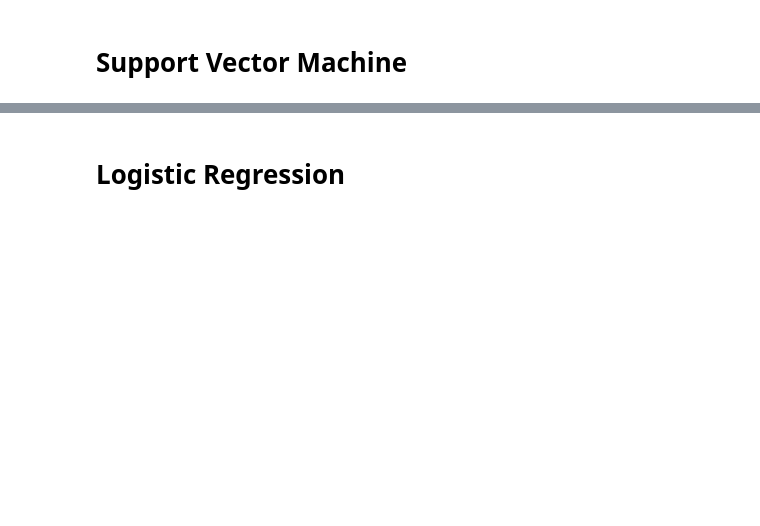
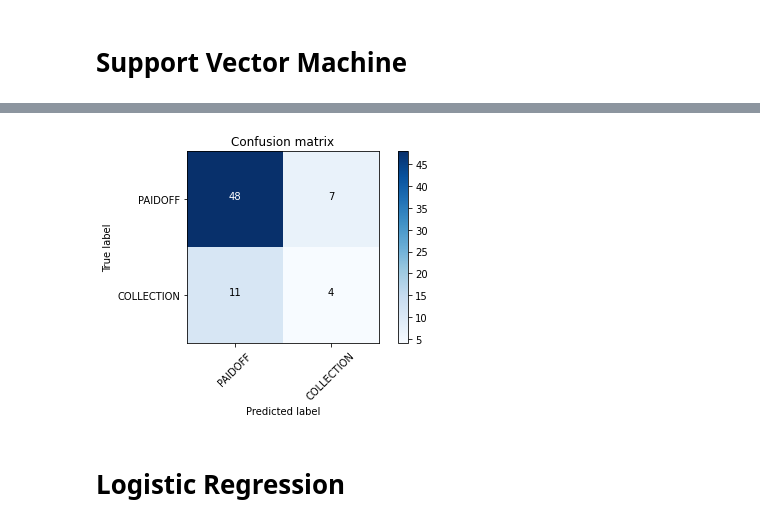
Before and after one commit to At-ctrl/cousera-capstone-project, a Jupyter notebook: ML_LoanProject_Coursera.ipynb, the cells around one changed output, grey strips where cells are left out. Cells and saved outputs as stored; diff of their text form; code cells hidden in the pictures; blank space fills up the shorter version.

```diff
--- a/ML_LoanProject_Coursera.ipynb
+++ b/ML_LoanProject_Coursera.ipynb
@@ -383,2 +381,89 @@ DecisionTrees's Accuracy:  0.6142857142857143
 # %% [markdown]
 # Support Vector Machine
+# %%
+#%% 3-  Modeling (SVM with Scikit-learn)
+#
+# # The SVM algorithm offers a choice of kernel functions for performing its processing.
+# # Basically, mapping data into a higher dimensional space is called kernelling.
+# # The mathematical function used for the transformation is known as the kernel function, and can be of different types, such as:
+# #     1.Linear
+# #     2.Polynomial
+# #     3.Radial basis function (RBF)
+# #     4.Sigmoid
+# # Each of these functions has its characteristics, its pros and cons, and its equation,
+# # but as there's no easy way of knowing which function performs best with any given dataset.
+# # We usually choose different functions in turn and compare the results.
+# # Let's just use the default, RBF (Radial Basis Function) for this lab.
+# =============================================================================
+
+#%% Convert Categorical features to numerical values
+
+dfsvm=df # save a copy for svm
+dfsvm['loan_status'].replace(to_replace=['PAIDOFF','COLLECTION'], value=[0,1],inplace=True)
+print(dfsvm.head())
+# What are our lables, loan_status, to 0-1
+ysvm = dfsvm['loan_status'].values
+#%% Train/Test dataset
+# We split our dataset into train and test set:
+X_train, X_test, y_train, y_test = train_test_split( X, ysvm, test_size=0.2, random_state=4)
+print ('Train set:', X_train.shape,  y_train.shape)
+print ('Test set:', X_test.shape,  y_test.shape)
+
+#%%
+from sklearn import svm
+clf = svm.SVC(kernel='rbf')
+clf.fit(X_train, y_train)
+
+# After being fitted, the model can then be used to predict new values:
+yhat = clf.predict(X_test)
+print(yhat [0:5])
+
+#%% Evaluation
+from sklearn.metrics import classification_report, confusion_matrix
+import itertools
+def plot_confusion_matrix(cm, classes,
+                          normalize=False,
+                          title='Confusion matrix',
+                          cmap=plt.cm.Blues):
+    """
+    This function prints and plots the confusion matrix.
+    Normalization can be applied by setting `normalize=True`.
+    """
+    if normalize:
+      cm = cm.astype('float') / cm.sum(axis=1)[:, np.newaxis]
+      print("Normalized confusion matrix")
+    else:
+      print('Confusion matrix, without normalization')
+    print(cm)
+    plt.imshow(cm, interpolation='nearest', cmap=cmap)
+    plt.title(title)
+    plt.colorbar()
+    tick_marks = np.arange(len(classes))
+    plt.xticks(tick_marks, classes, rotation=45)
+    plt.yticks(tick_marks, classes)
+    fmt = '.2f' if normalize else 'd'
+    thresh = cm.max() / 2.
+    for i, j in itertools.product(range(cm.shape[0]), range(cm.shape[1])):
+        plt.text(j, i, format(cm[i, j], fmt),
+                 horizontalalignment="center",
+                 color="white" if cm[i, j] > thresh else "black")
+    plt.tight_layout()
+    plt.ylabel('True label')
+    plt.xlabel('Predicted label')
+
+# Compute confusion matrix
+cnf_matrix = confusion_matrix(y_test, yhat, labels=[0,1])
+np.set_printoptions(precision=2)
+print (classification_report(y_test, yhat))
+
+#%% Plot non-normalized confusion matrix
+
+plt.figure()
+plot_confusion_matrix(cnf_matrix, classes=['PAIDOFF','COLLECTION'],normalize= False,  title='Confusion matrix')
+#%% One can also easily use the f1_score from sklearn library:
+from sklearn.metrics import f1_score
+print('average f1_score:%.4f'% f1_score(y_test, yhat, average='weighted'))
+# Let's try the jaccard index for accuracy:
+from sklearn.metrics import jaccard_score
+print('jaccard_score:%.4f '% jaccard_score(y_test, yhat, pos_label=0 ))
+# %% [output]
@@ -385,2 +487,3 @@ DecisionTrees's Accuracy:  0.6142857142857143
+[figure, added]
 # %% [markdown]
 # Logistic Regression
```
Also changed, not shown: parts of 7 cells of this notebook.
